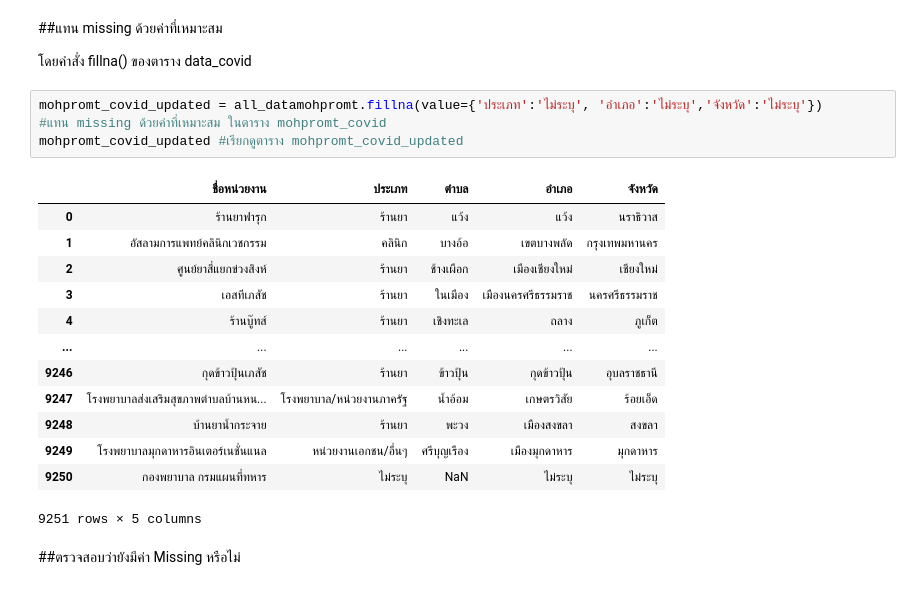
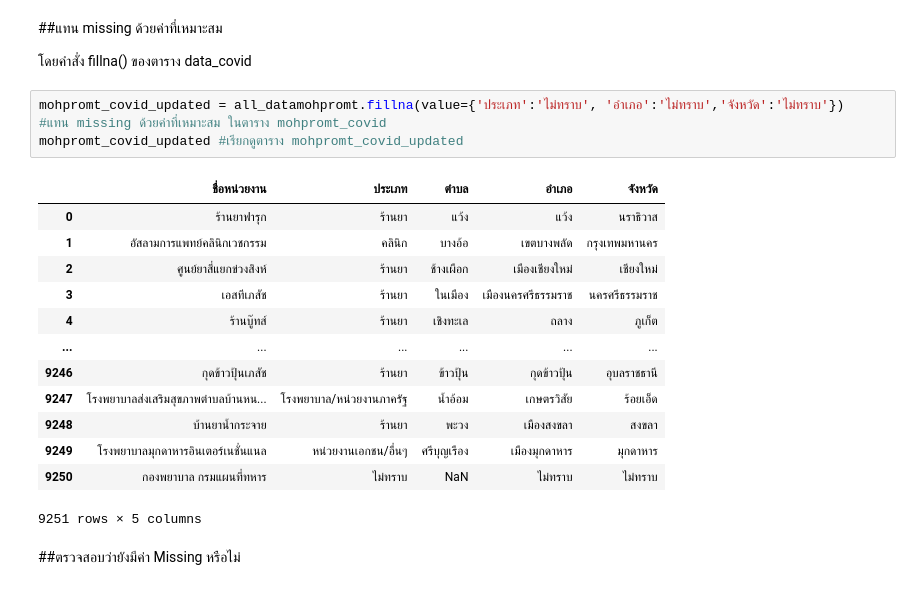
Before and after one commit to Gcpppinpak/data_viz_2022, a Jupyter notebook: Dashboard_project.ipynb, the cells around one changed output. Saved outputs shown, nothing was run; the diff lists cells and outputs as text.

```diff
--- a/Dashboard_project.ipynb
+++ b/Dashboard_project.ipynb
@@ -472,22 +472,22 @@ dtype: bool
 
 โดยคำสั่ง fillna() ของตาราง data_covid
 # %%
-mohpromt_covid_updated = all_datamohpromt.fillna(value={'ประเภท':'ไม่ระบุ', 'อำเภอ':'ไม่ระบุ','จังหวัด':'ไม่ระบุ'})
+mohpromt_covid_updated = all_datamohpromt.fillna(value={'ประเภท':'ไม่ทราบ', 'อำเภอ':'ไม่ทราบ','จังหวัด':'ไม่ทราบ'})
 #แทน missing ด้วยค่าที่เหมาะสม ในตาราง mohpromt_covid
 mohpromt_covid_updated #เรียกดูตาราง mohpromt_covid_updated
 # %% [output]
 |  | ชื่อหน่วยงาน | ประเภท | ตำบล | อำเภอ | จังหวัด |
 | 0 | ร้านยาฟารุก | ร้านยา | แว้ง | แว้ง | นราธิวาส |
 | 1 | อัสลามการแพทย์คลินิกเวชกรรม | คลินิก | บางอ้อ | เขตบางพลัด | กรุงเทพมหานคร |
 | 2 | ศูนย์ยาสี่แยกข่วงสิงห์ | ร้านยา | ช้างเผือก | เมืองเชียงใหม่ | เชียงใหม่ |
 | 3 | เอสทีเภสัช | ร้านยา | ในเมือง | เมืองนครศรีธรรมราช | นครศรีธรรมราช |
 | 4 | ร้านบู๊ทส์ | ร้านยา | เชิงทะเล | ถลาง | ภูเก็ต |
 | ... | ... | ... | ... | ... | ... |
 | 9246 | กุดข้าวปุ้นเภสัช | ร้านยา | ข้าวปุ้น | กุดข้าวปุ้น | อุบลราชธานี |
 | 9247 | โรงพยาบาลส่งเสริมสุขภาพตำบลบ้านหน... | โรงพยาบาล/หน่วยงานภาครัฐ | น้ำอ้อม | เกษตรวิสัย | ร้อยเอ็ด |
 | 9248 | บ้านยาน้ำกระจาย | ร้านยา | พะวง | เมืองสงขลา | สงขลา |
 | 9249 | โรงพยาบาลมุกดาหารอินเตอร์เนชั่นแนล | หน่วยงานเอกชน/อื่นๆ | ศรีบุญเรือง | เมืองมุกดาหาร | มุกดาหาร |
-| 9250 | กองพยาบาล กรมแผนที่ทหาร | ไม่ระบุ | NaN | ไม่ระบุ | ไม่ระบุ |
+| 9250 | กองพยาบาล กรมแผนที่ทหาร | ไม่ทราบ | NaN | ไม่ทราบ | ไม่ทราบ |
 9251 rows × 5 columns
 # %% [markdown]
 ##ตรวจสอบว่ายังมีค่า Missing หรือไม่
```
Also changed, not shown: parts of 8 cells of this notebook.
